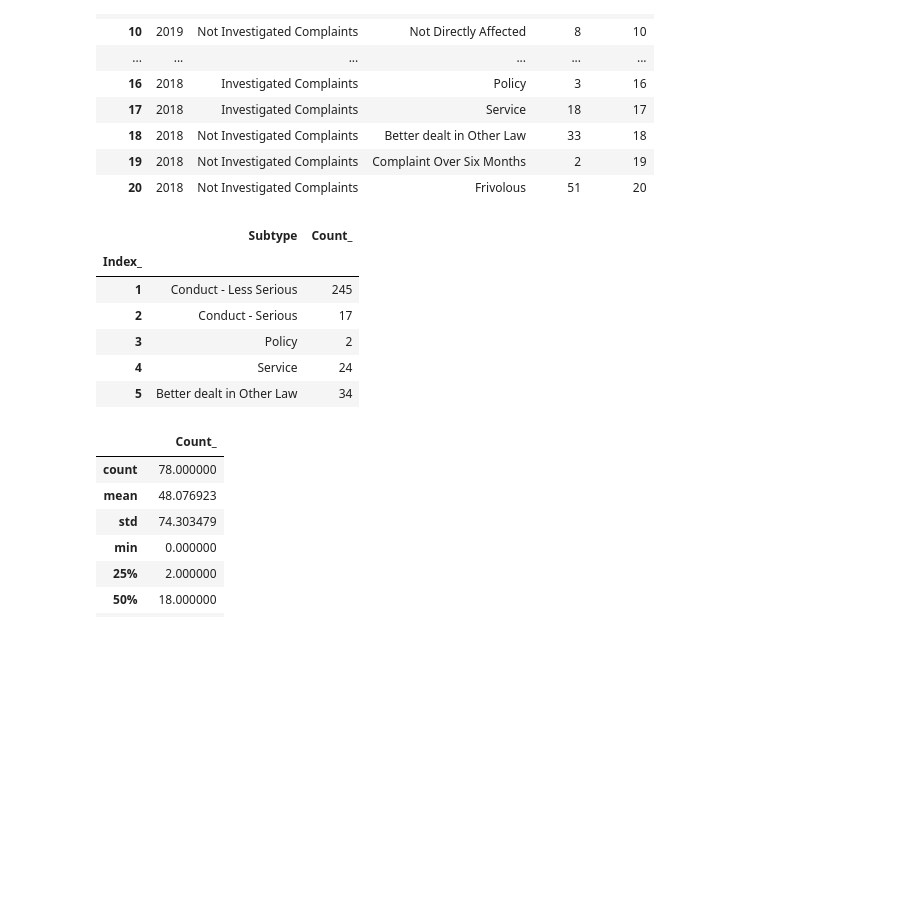
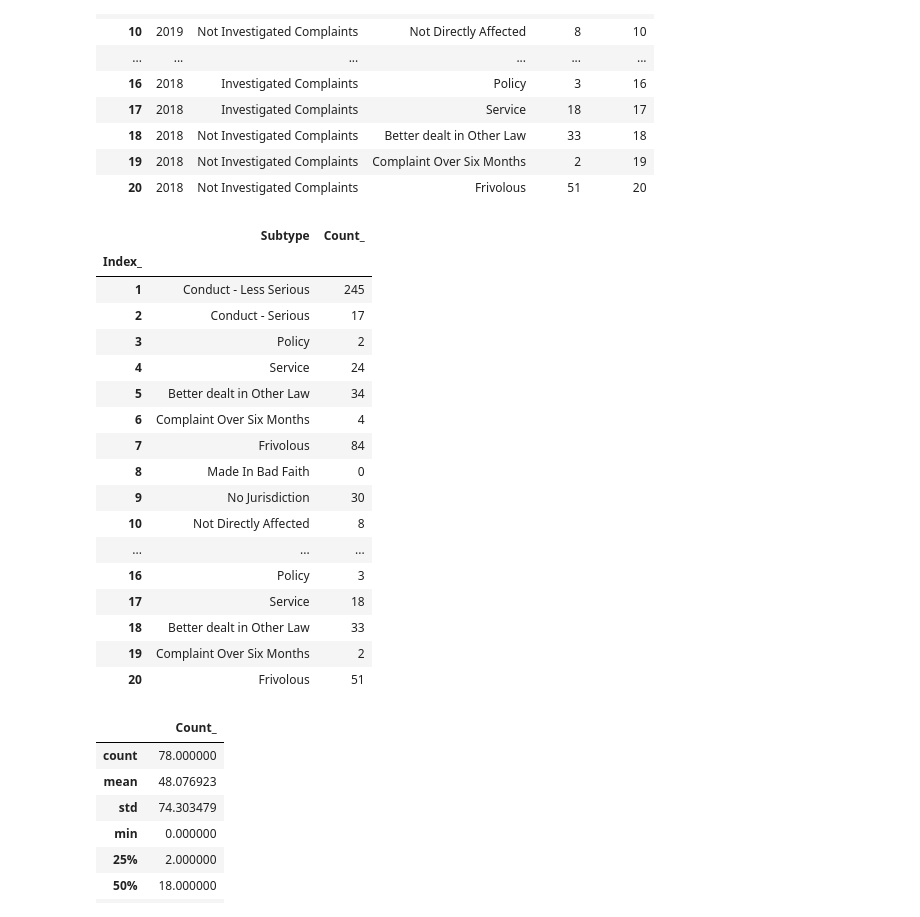
Before and after one commit to zhanyyy7/inf2178h-w22-exp-design-datascience, a Jupyter notebook: tutorials/Anovas - tutorial .ipynb, the cells around one changed output. Cells and saved outputs as stored; diff of their text form; code cells hidden in the pictures; blank space fills up the shorter version.

```diff
--- a/tutorials/Anovas - tutorial .ipynb
+++ b/tutorials/Anovas - tutorial .ipynb
@@ -36,15 +36,26 @@ public_complaints.head(20)
 | 20 | 2018 | Not Investigated Complaints | Frivolous | 51 | 20 |
 # %%
 adf=public_complaints[['Subtype','Count_']]
-adf.head()
+adf.head(20)
 # %% [output]
 |  | Subtype | Count_ |
 | Index_ |  |  |
 | 1 | Conduct - Less Serious | 245 |
 | 2 | Conduct - Serious | 17 |
 | 3 | Policy | 2 |
 | 4 | Service | 24 |
 | 5 | Better dealt in Other Law | 34 |
+| 6 | Complaint Over Six Months | 4 |
+| 7 | Frivolous | 84 |
+| 8 | Made In Bad Faith | 0 |
+| 9 | No Jurisdiction | 30 |
+| 10 | Not Directly Affected | 8 |
+| ... | ... | ... |
+| 16 | Policy | 3 |
+| 17 | Service | 18 |
+| 18 | Better dealt in Other Law | 33 |
+| 19 | Complaint Over Six Months | 2 |
+| 20 | Frivolous | 51 |
 # %%
 adf.describe()
 # %% [output]
```
Also changed, not shown: parts of 1 cell of this notebook, 2 other files.
